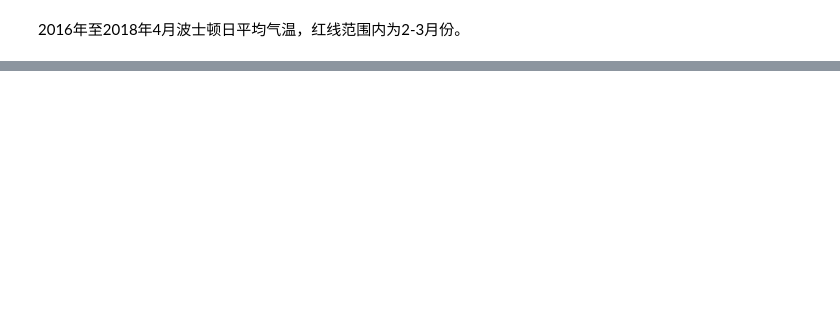
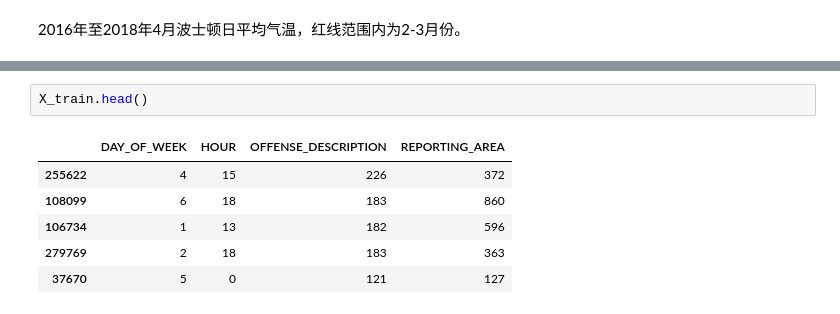
Before and after one commit to bxie4824/Crimes-in-Boston, a Jupyter notebook: crimes in boston.ipynb, the cells around one changed output, grey strips where cells are left out. Drawn from its saved outputs; the diff is of its cells as text; blank space fills up the shorter version.

```diff
--- a/crimes in boston.ipynb
+++ b/crimes in boston.ipynb
@@ -298,0 +351,9 @@ plt.show()
+# %%
+X_train.head()
+# %% [output]
+|  | DAY_OF_WEEK | HOUR | OFFENSE_DESCRIPTION | REPORTING_AREA |
+| 255622 | 4 | 15 | 226 | 372 |
+| 108099 | 6 | 18 | 183 | 860 |
+| 106734 | 1 | 13 | 182 | 596 |
+| 279769 | 2 | 18 | 183 | 363 |
+| 37670 | 5 | 0 | 121 | 127 |
```
Also changed, not shown: parts of 19 cells of this notebook.
